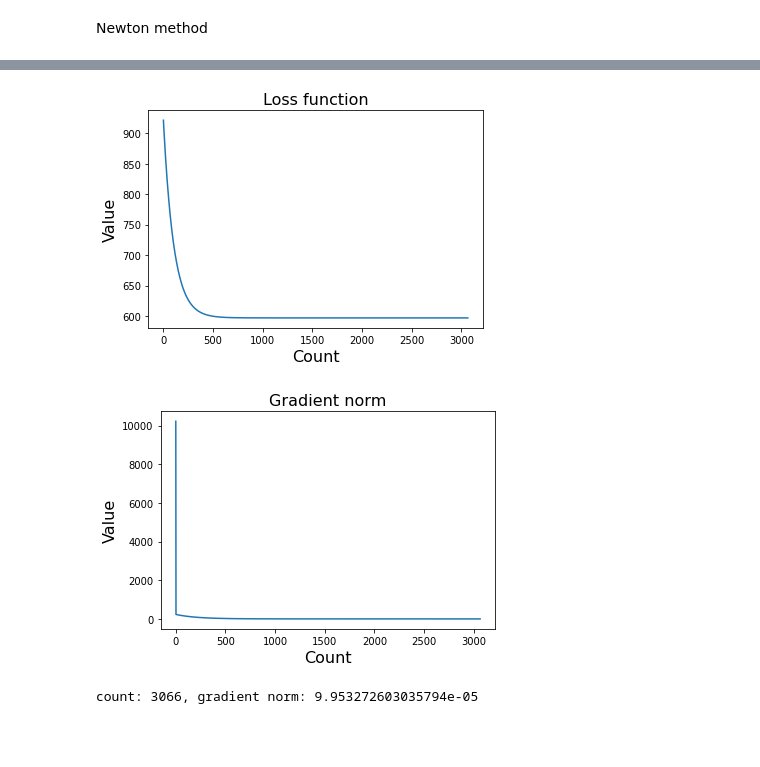
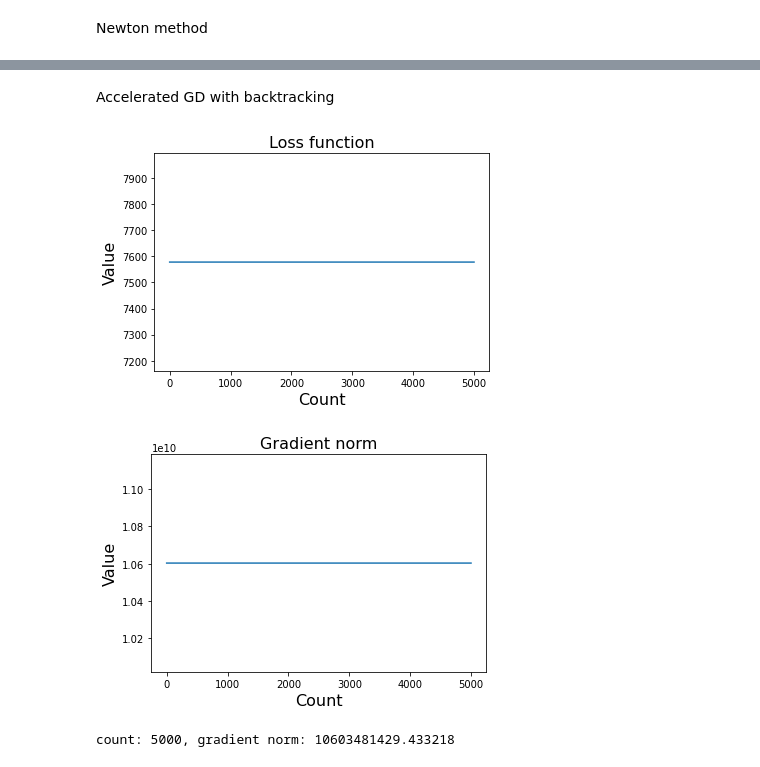
Before and after one commit to batman0911/regression_algorithm, a Jupyter notebook: kc_house/main.ipynb, the cells around one changed output, grey strips where cells are left out. Drawn from its saved outputs; the diff is of its cells as text; code cells hidden in the pictures; blank space fills up the shorter version.

Commit message:
save image

```diff
--- a/kc_house/main.ipynb
+++ b/kc_house/main.ipynb
@@ -8,7 +8,7 @@ import matplotlib.pyplot as plt
 def load_data():
     df = pd.read_csv('../data/input/kc_house_data_cleaned.csv')
 
-    X = df[df.columns[2:3]].to_numpy()
+    X = df[df.columns[range(16)]].to_numpy()
     one = np.ones((X.shape[0], 1))
     X = np.concatenate((one, X), axis=1)
     y = df['price'].to_numpy()
@@ -51,20 +86,2 @@ print(X_train)
 # %% [markdown]
 Newton method
-# %%
-w_init = np.repeat(0, X_train.shape[1]).reshape((X_train.shape[1], 1))
-w = w_init
-t = 1
-cost = []
-grad_norm = []
-count = 0
-for i in range(50):
-    grad = reg.gradient(w, X_train, y_train)
-    H = reg.hessian(X_train)
-    p = reg.cal_direction(H, -grad)
-    w = reg.update(w, t, p)
-    cost.append(reg.loss_func(w, X_train, y_train))
-    grn = np.linalg.norm(grad)
-    grad_norm.append(grn)
-    if grn < 1e-4:
-        count = i
-        break
@@ -121,2 +87,0 @@ def plot_data(lm: reg.RegressionOpt):
-# %%
-w_init = np.repeat(1, X_train.shape[1]).reshape((X_train.shape[1], 1))
@@ -123,21 +173,28 @@ w_init = np.repeat(1, X_train.shape[1]).reshape((X_train.shape[1], 1))
+# %% [markdown]
+Accelerated GD with backtracking
 # %%
+import regression as reg
+
 lm = reg.RegressionOpt(
+    backtracking=True,
     max_iter=5000,
+    step_size=1e-12,
     w=w_init,
     X_train=X_train,
     y_train=y_train,
     X_test=X_test,
     y_test=y_test,
 )
-w = lm.fit_gd()
+
+lm.fit_acc_gd()
 
 loss_func_list = lm.loss_func_list
 grad_norm_list = lm.grad_norm_list
 
 plot_data(lm)
 
 print(f'count: {lm.count}, gradient norm: {lm.grad_norm_list[-1]}')
 # %% [output]
-[figure, old version]
+[figure, new version]
-[figure, old version]
+[figure, new version]
-count: 3066, gradient norm: 9.953272603035794e-05
+count: 5000, gradient norm: 10603481429.433218
```
Also changed, not shown: parts of 19 cells of this notebook, 5 other files.
